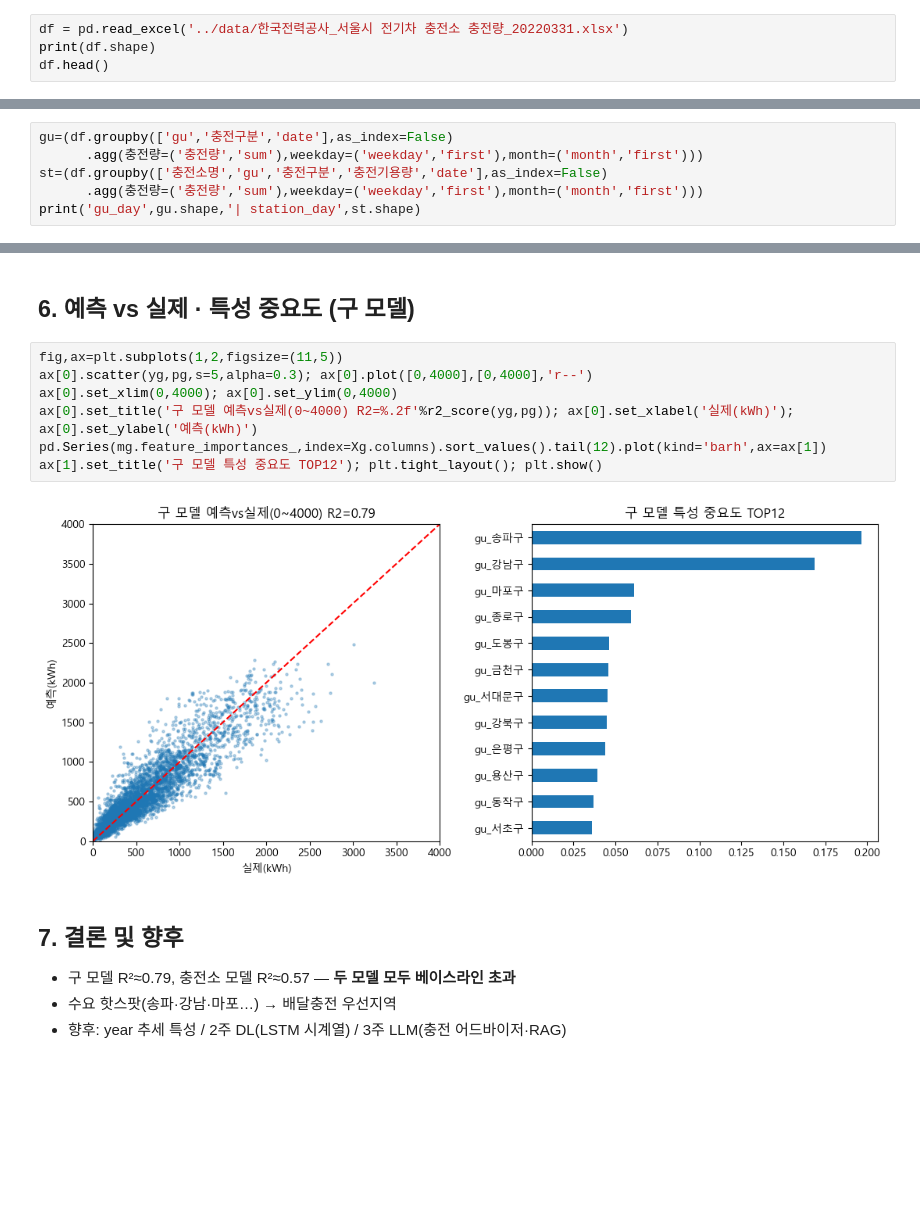
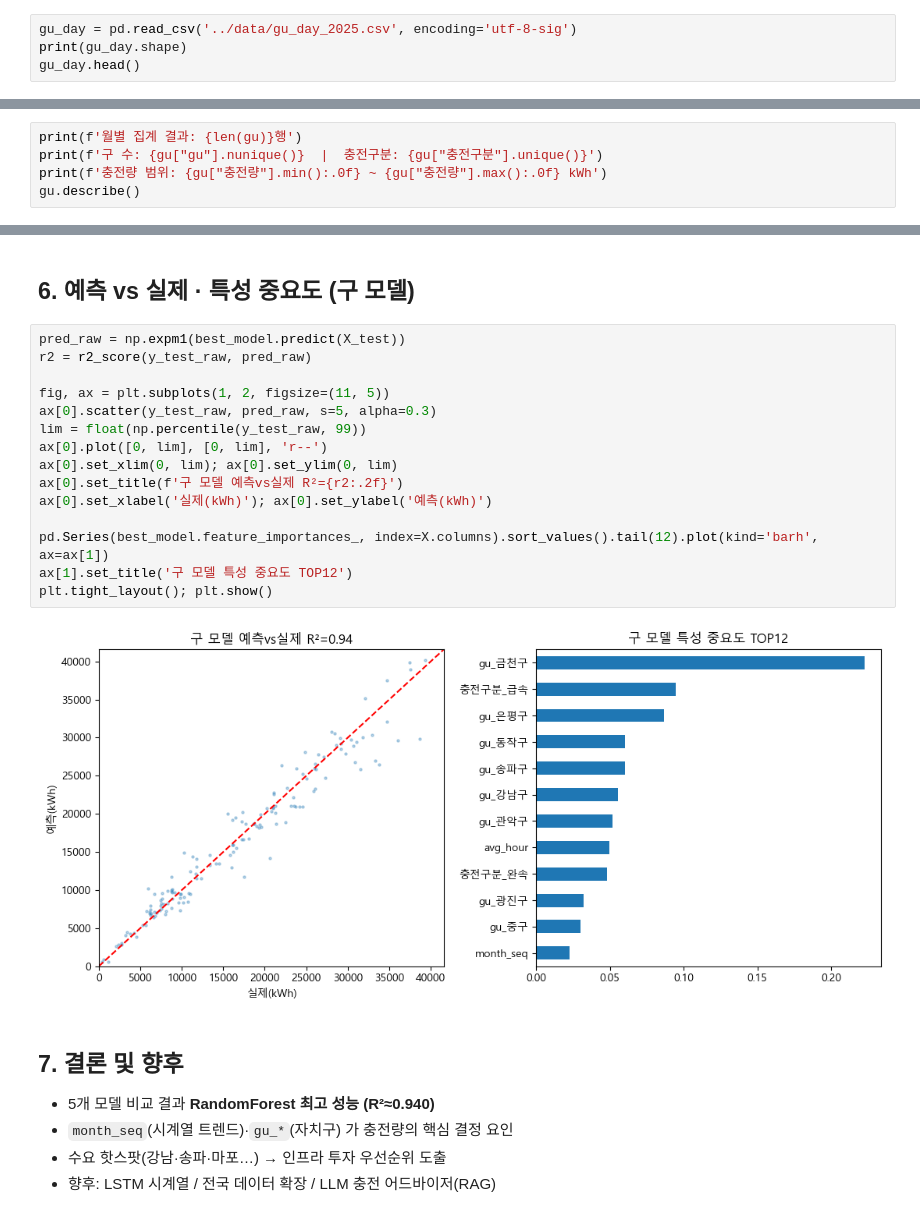
Before and after one commit to 50seok/SeoulEVCheck, a Jupyter notebook: notebooks/week1_ml.ipynb, the cells around one changed output, grey strips where cells are left out. Drawn from its saved outputs; the diff is of its cells as text; blank space fills up the shorter version.

```diff
--- a/notebooks/week1_ml.ipynb
+++ b/notebooks/week1_ml.ipynb
@@ -15,7 +17,7 @@ plt.rcParams['font.family']='Malgun Gothic'; plt.rcParams['axes.unicode_minus']=
 # %% [markdown]
 ## 1. 데이터 로드
 # %%
-df = pd.read_excel('../data/한국전력공사_서울시 전기차 충전소 충전량_20220331.xlsx')
-print(df.shape)
-df.head()
+gu_day = pd.read_csv('../data/gu_day_2025.csv', encoding='utf-8-sig')
+print(gu_day.shape)
+gu_day.head()
 # %% [output]
@@ -70,9 +152,8 @@ Name: 충전량, dtype: float64
 # %% [markdown]
 ## 4. 집계 (구 / 충전소 단위)
 # %%
-gu=(df.groupby(['gu','충전구분','date'],as_index=False)
-      .agg(충전량=('충전량','sum'),weekday=('weekday','first'),month=('month','first')))
-st=(df.groupby(['충전소명','gu','충전구분','충전기용량','date'],as_index=False)
-      .agg(충전량=('충전량','sum'),weekday=('weekday','first'),month=('month','first')))
-print('gu_day',gu.shape,'| station_day',st.shape)
+print(f'월별 집계 결과: {len(gu)}행')
+print(f'구 수: {gu["gu"].nunique()}  |  충전구분: {gu["충전구분"].unique()}')
+print(f'충전량 범위: {gu["충전량"].min():.0f} ~ {gu["충전량"].max():.0f} kWh')
+gu.describe()
 # %% [output]
@@ -104,17 +222,26 @@ ms,Xs,ys,ps=train(st,['충전소명','gu','충전구분'],['충전기용량','we
 # %% [markdown]
 ## 6. 예측 vs 실제 · 특성 중요도 (구 모델)
 # %%
-fig,ax=plt.subplots(1,2,figsize=(11,5))
-ax[0].scatter(yg,pg,s=5,alpha=0.3); ax[0].plot([0,4000],[0,4000],'r--')
-ax[0].set_xlim(0,4000); ax[0].set_ylim(0,4000)
-ax[0].set_title('구 모델 예측vs실제(0~4000) R2=%.2f'%r2_score(yg,pg)); ax[0].set_xlabel('실제(kWh)'); ax[0].set_ylabel('예측(kWh)')
-pd.Series(mg.feature_importances_,index=Xg.columns).sort_values().tail(12).plot(kind='barh',ax=ax[1])
-ax[1].set_title('구 모델 특성 중요도 TOP12'); plt.tight_layout(); plt.show()
+pred_raw = np.expm1(best_model.predict(X_test))
+r2 = r2_score(y_test_raw, pred_raw)
+
+fig, ax = plt.subplots(1, 2, figsize=(11, 5))
+ax[0].scatter(y_test_raw, pred_raw, s=5, alpha=0.3)
+lim = float(np.percentile(y_test_raw, 99))
+ax[0].plot([0, lim], [0, lim], 'r--')
+ax[0].set_xlim(0, lim); ax[0].set_ylim(0, lim)
+ax[0].set_title(f'구 모델 예측vs실제 R²={r2:.2f}')
+ax[0].set_xlabel('실제(kWh)'); ax[0].set_ylabel('예측(kWh)')
+
+pd.Series(best_model.feature_importances_, index=X.columns).sort_values().tail(12).plot(kind='barh', ax=ax[1])
+ax[1].set_title('구 모델 특성 중요도 TOP12')
+plt.tight_layout(); plt.show()
 # %% [output]
-[figure, old version]
+[figure, new version]
 # %% [markdown]
 ## 7. 결론 및 향후
-- 구 모델 R²≈0.79, 충전소 모델 R²≈0.57 — **두 모델 모두 베이스라인 초과**
-- 수요 핫스팟(송파·강남·마포…) → 배달충전 우선지역
-- 향후: year 추세 특성 / 2주 DL(LSTM 시계열) / 3주 LLM(충전 어드바이저·RAG)
+- 5개 모델 비교 결과 **RandomForest 최고 성능 (R²≈0.940)**
+- `month_seq`(시계열 트렌드)·`gu_*`(자치구) 가 충전량의 핵심 결정 요인
+- 수요 핫스팟(강남·송파·마포…) → 인프라 투자 우선순위 도출
+- 향후: LSTM 시계열 / 전국 데이터 확장 / LLM 충전 어드바이저(RAG)
 # %%
```
Also changed, not shown: parts of 10 cells of this notebook.
